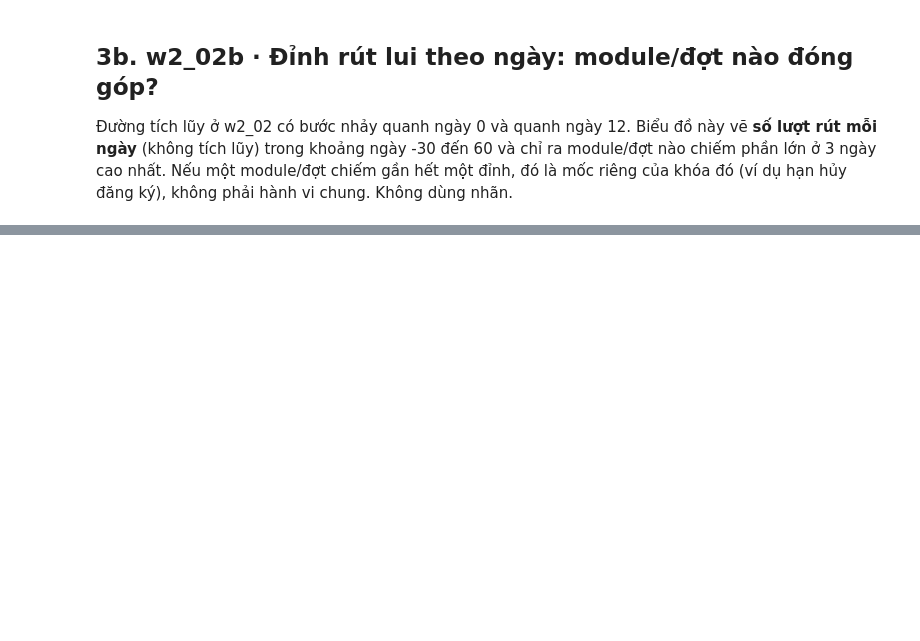
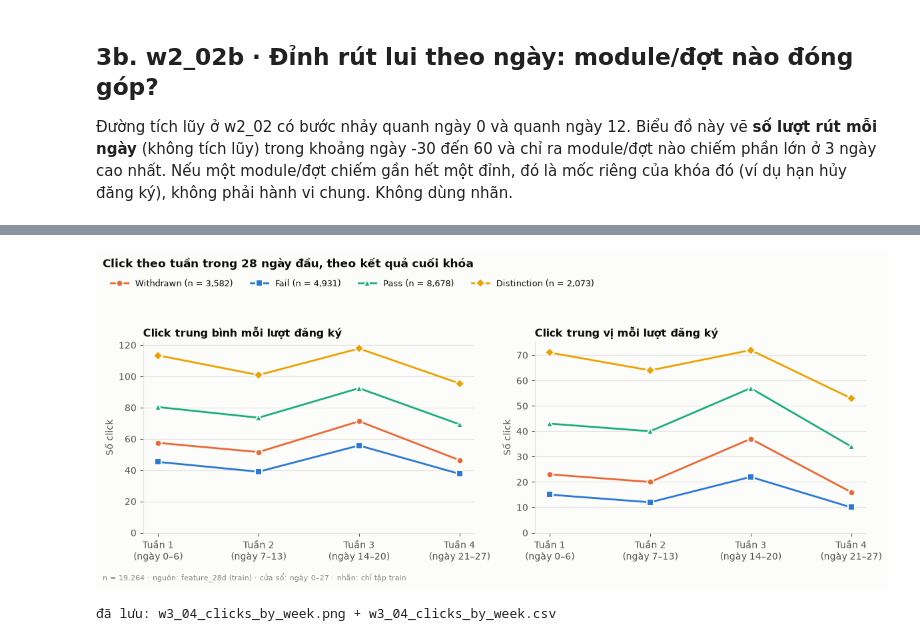
Before and after one commit to Khanhlc2005/OULAD_learning_analytics, a Jupyter notebook: notebooks/01_eda.ipynb, the cells around one changed output, grey strips where cells are left out. Saved outputs shown, nothing was run; the diff lists cells and outputs as text; code cells hidden in the pictures; blank space fills up the shorter version.

Commit message:
Thêm data_quality_report bản mới và notebook eda từ tuần 2 đến tuần 4

```diff
--- a/notebooks/01_eda.ipynb
+++ b/notebooks/01_eda.ipynb
@@ -479,0 +564,11 @@ lines += [f"- `{r.png}` (n = {r.n:,}, nguồn: {r.source}, nhãn: {r.label_used}
+# %%
+# ---- chỉ tập train được dùng từ đây trở xuống ----
+train = feat[feat["split"] == "train"].copy()
+assert len(train) > 0 and set(train["split"]) == {"train"}
+N_TRAIN = len(train)
+POS_RATE = float(train["label_withdrawn"].mean())
+n_by = train["outcome"].value_counts().reindex(GROUPS).fillna(0).astype(int)
+print(f"train: {N_TRAIN:,} lượt đăng ký / {train['id_student'].nunique():,} sinh viên; "
+      f"tỉ lệ Withdrawn (nhãn dương) = {POS_RATE:.2%}")
+print(n_by.to_dict())
+SUMMARY_W3["train"] = dict(n=N_TRAIN, students=int(train["id_student"].nunique()), pos_rate=POS_RATE, groups=n_by.to_dict())
@@ -479,0 +582,32 @@ lines += [f"- `{r.png}` (n = {r.n:,}, nguồn: {r.source}, nhãn: {r.label_used}
+# %%
+WK = ["clicks_w1", "clicks_w2", "clicks_w3", "clicks_w4"]
+WK_LABELS = ["Tuần 1\n(ngày 0–6)", "Tuần 2\n(ngày 7–13)", "Tuần 3\n(ngày 14–20)", "Tuần 4\n(ngày 21–27)"]
+g = train.groupby("outcome")[WK]
+mean_df, med_df = g.mean().reindex(GROUPS), g.median().reindex(GROUPS)
+
+fig, axes = plt.subplots(1, 2, figsize=(12, 5))
+for ax, tab, ttl in ((axes[0], mean_df, "Click trung bình mỗi lượt đăng ký"),
+                     (axes[1], med_df, "Click trung vị mỗi lượt đăng ký")):
+    for gname in GROUPS:
+        ax.plot(range(4), tab.loc[gname].values, color=GCOL[gname], marker=GMARK[gname], lw=2, ms=7,
+                mec=SURFACE, mew=1.5, label=f"{gname} (n = {n_by[gname]:,})")
+    ax.set_xticks(range(4)); ax.set_xticklabels(WK_LABELS)
+    ax.set_ylim(bottom=0)
+    ax.yaxis.set_major_formatter(FMT_INT)
+    ax.set_ylabel("Số click")
+    ax.grid(axis="x", visible=False)
+    ax.set_title(ttl)
+h_, l_ = axes[0].get_legend_handles_labels()
+fig.legend(h_, l_, loc="upper left", bbox_to_anchor=(0.01, 0.94), ncol=4, fontsize=9.5)   # ngoài vùng vẽ, không đè đường
+fig.suptitle("Click theo tuần trong 28 ngày đầu, theo kết quả cuối khóa", x=0.01, ha="left", fontsize=12.5, fontweight="bold")
+
+d4 = pd.concat([mean_df.stack().rename("mean"), med_df.stack().rename("median")], axis=1).reset_index()
+d4.columns = ["outcome", "week_column", "mean_clicks", "median_clicks"]
+d4["n_group"] = d4["outcome"].map(n_by)
+finish_w3(fig, "w3_04", "clicks_by_week", "Click theo tuần theo nhóm kết quả", "feature_28d (train)",
+       f"{N_TRAIN:,}", WINDOW, d4, top=0.87)
+SUMMARY_W3["w3_04"] = dict(median_w1_w4={gn: [float(x) for x in med_df.loc[gn].values] for gn in GROUPS},
+                        mean_w1_w4={gn: [float(x) for x in mean_df.loc[gn].values] for gn in GROUPS})
+# %% [output]
+[figure, added]
+đã lưu: w3_04_clicks_by_week.png + w3_04_clicks_by_week.csv
```
Also changed, not shown: parts of 55 cells of this notebook, 37 other files.
